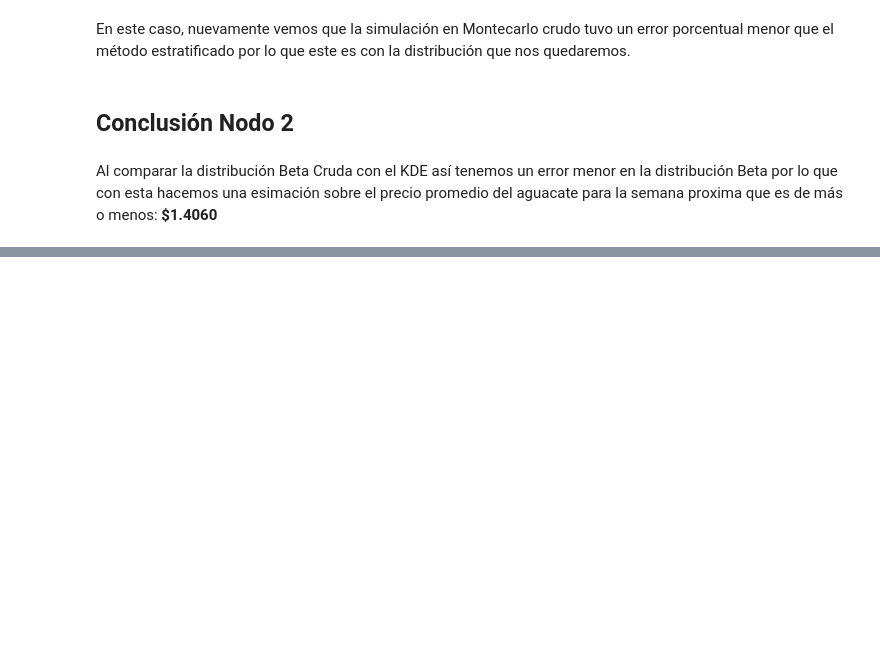
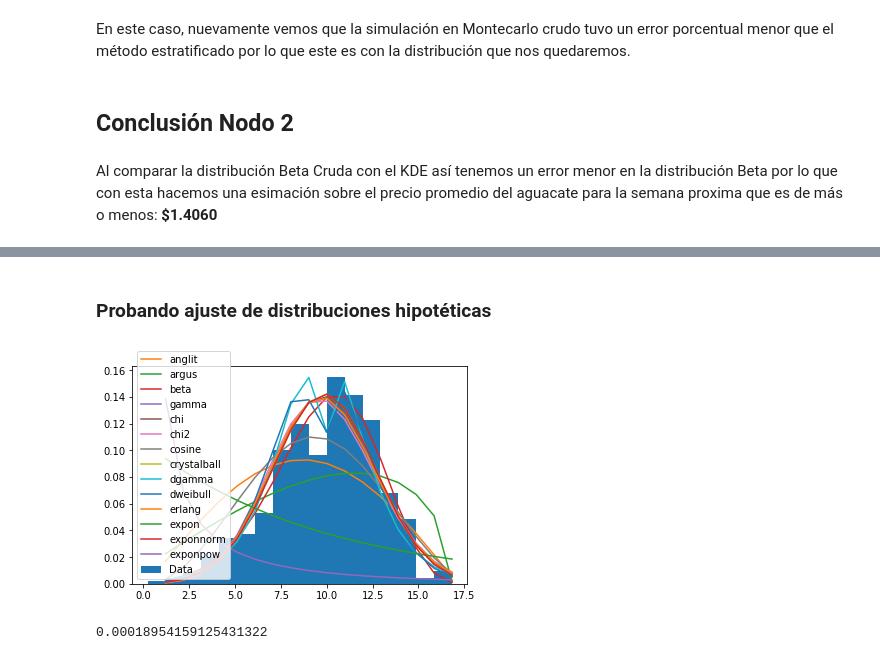
Before and after one commit to ACristinaVV/Proyecto_Avocado, a Jupyter notebook: Proyecto_Nodo1yNodo2_Final.ipynb, the cells around one changed output, grey strips where cells are left out. Cells and saved outputs as stored; diff of their text form; code cells hidden in the pictures; blank space fills up the shorter version.

```diff
--- a/Proyecto_Nodo1yNodo2_Final.ipynb
+++ b/Proyecto_Nodo1yNodo2_Final.ipynb
@@ -220,6 +228,15 @@ def plot_histogram_discrete(distribucion:'señal de varibles aleatorias de un di
     plt.bar(x[1:], y, label=label)
     plt.legend()
     plt.show()
+# %%
+def elimina_ceros(original):
+    nueva = []
+    for dato in original:
+        if dato != 0:
+            nueva.append(dato)
+    return nueva
+
+import warnings; warnings.filterwarnings("ignore")
 # %% [markdown]
 ## Nodo 1: Ventas (Volumen por ventas)
 # %% [markdown]
@@ -762,0 +815,26 @@ Al comparar la distribución Beta Cruda con el KDE  así tenemos un error menor
+# %% [markdown]
+### Probando ajuste de distribuciones hipotéticas
+# %%
+y, x ,_ = plt.hist(tipo_log, bins=17, density=True, label='Data')
+x = x[1:]
+
+dist = [d for d in dir(st) if isinstance(getattr(st,d), getattr(st, 'rv_continuous'))]
+dist = dist[1:2] + dist[3:5] + ['gamma'] + dist[10:20]
+error = pd.DataFrame(index=dist, columns=['error'])
+
+for d in dist:
+    params= getattr(st,d).fit(tipo_log)
+    y_hat = getattr(st, d)(*params).pdf(x)
+    error.loc[d]= ((y-y_hat)**2).mean()
+    plt.plot(x,y_hat, label=d)
+
+plt.legend()
+plt.show()
+# %% [output]
+[figure, added]
+# %%
+#Calculamos el error del KDE
+error_k=((y-tipo(x_tipo))**2).mean()
+error_k
+# %% [output]
+0.00018954159125431322
```
Also changed, not shown: parts of 34 cells of this notebook.
